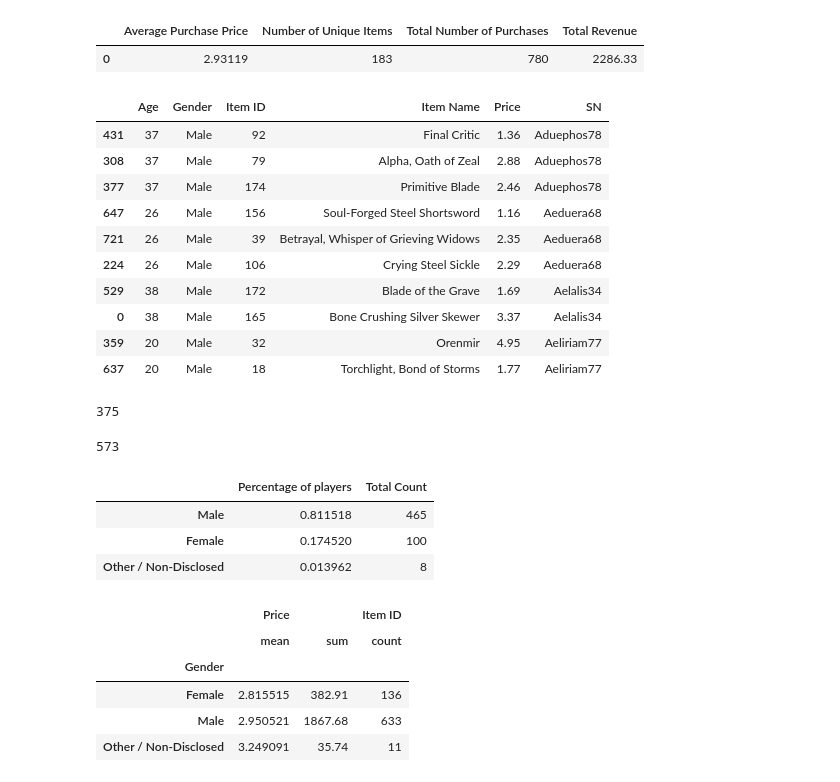
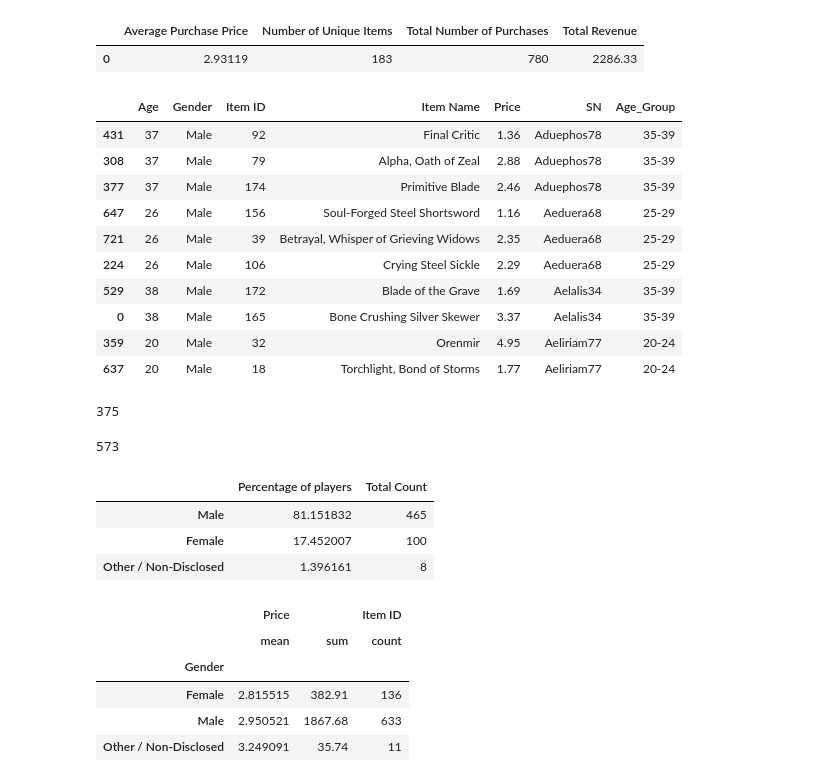
Before and after one commit to nhebert/python-challenge, a Jupyter notebook: Heroes/Heroes_Final_2.ipynb, the cells around one changed output. Saved outputs shown, nothing was run; the diff lists cells and outputs as text; code cells hidden in the pictures.

```diff
--- a/Heroes/Heroes_Final_2.ipynb
+++ b/Heroes/Heroes_Final_2.ipynb
@@ -76,20 +76,20 @@ pd.DataFrame({"Number of Unique Items":df['Item ID'].nunique(),
 | 0 | 2.93119 | 183 | 780 | 2286.33 |
 # %%
 # get all the duplicate rows
-display(Heroes.loc[df.duplicated("SN",keep=False),:].sort_values("SN").head(10))
+display(Heroes.loc[Heroes.duplicated("SN",keep=False),:].sort_values("SN").head(10))
 display(len(Heroes.loc[Heroes.duplicated("SN",keep=False),:]))
 # %% [output]
-|  | Age | Gender | Item ID | Item Name | Price | SN |
-| 431 | 37 | Male | 92 | Final Critic | 1.36 | Aduephos78 |
-| 308 | 37 | Male | 79 | Alpha, Oath of Zeal | 2.88 | Aduephos78 |
-| 377 | 37 | Male | 174 | Primitive Blade | 2.46 | Aduephos78 |
-| 647 | 26 | Male | 156 | Soul-Forged Steel Shortsword | 1.16 | Aeduera68 |
-| 721 | 26 | Male | 39 | Betrayal, Whisper of Grieving Widows | 2.35 | Aeduera68 |
-| 224 | 26 | Male | 106 | Crying Steel Sickle | 2.29 | Aeduera68 |
-| 529 | 38 | Male | 172 | Blade of the Grave | 1.69 | Aelalis34 |
-| 0 | 38 | Male | 165 | Bone Crushing Silver Skewer | 3.37 | Aelalis34 |
-| 359 | 20 | Male | 32 | Orenmir | 4.95 | Aeliriam77 |
-| 637 | 20 | Male | 18 | Torchlight, Bond of Storms | 1.77 | Aeliriam77 |
+|  | Age | Gender | Item ID | Item Name | Price | SN | Age_Group |
+| 431 | 37 | Male | 92 | Final Critic | 1.36 | Aduephos78 | 35-39 |
+| 308 | 37 | Male | 79 | Alpha, Oath of Zeal | 2.88 | Aduephos78 | 35-39 |
+| 377 | 37 | Male | 174 | Primitive Blade | 2.46 | Aduephos78 | 35-39 |
+| 647 | 26 | Male | 156 | Soul-Forged Steel Shortsword | 1.16 | Aeduera68 | 25-29 |
+| 721 | 26 | Male | 39 | Betrayal, Whisper of Grieving Widows | 2.35 | Aeduera68 | 25-29 |
+| 224 | 26 | Male | 106 | Crying Steel Sickle | 2.29 | Aeduera68 | 25-29 |
+| 529 | 38 | Male | 172 | Blade of the Grave | 1.69 | Aelalis34 | 35-39 |
+| 0 | 38 | Male | 165 | Bone Crushing Silver Skewer | 3.37 | Aelalis34 | 35-39 |
+| 359 | 20 | Male | 32 | Orenmir | 4.95 | Aeliriam77 | 20-24 |
+| 637 | 20 | Male | 18 | Torchlight, Bond of Storms | 1.77 | Aeliriam77 | 20-24 |
 375
 # %%
 # drop the duplicate SN rows
@@ -98,13 +98,13 @@ len(Heroes_unique)
 # %% [output]
 573
 # %%
-pd.DataFrame({'Percentage of players' : Heroes_unique['Gender'].value_counts(normalize=True),
+pd.DataFrame({'Percentage of players' : (Heroes_unique['Gender'].value_counts(normalize=True)*100),
    'Total Count' : Heroes_unique['Gender'].value_counts()})
 # %% [output]
 |  | Percentage of players | Total Count |
-| Male | 0.811518 | 465 |
-| Female | 0.174520 | 100 |
-| Other / Non-Disclosed | 0.013962 | 8 |
+| Male | 81.151832 | 465 |
+| Female | 17.452007 | 100 |
+| Other / Non-Disclosed | 1.396161 | 8 |
 # %%
 summary_gender_purchasing = pd.DataFrame(Heroes.groupby('Gender').agg({'Price':[np.mean,np.sum],'Item ID':'count'}))
 summary_gender_purchasing
```
Also changed, not shown: parts of 6 cells of this notebook.
